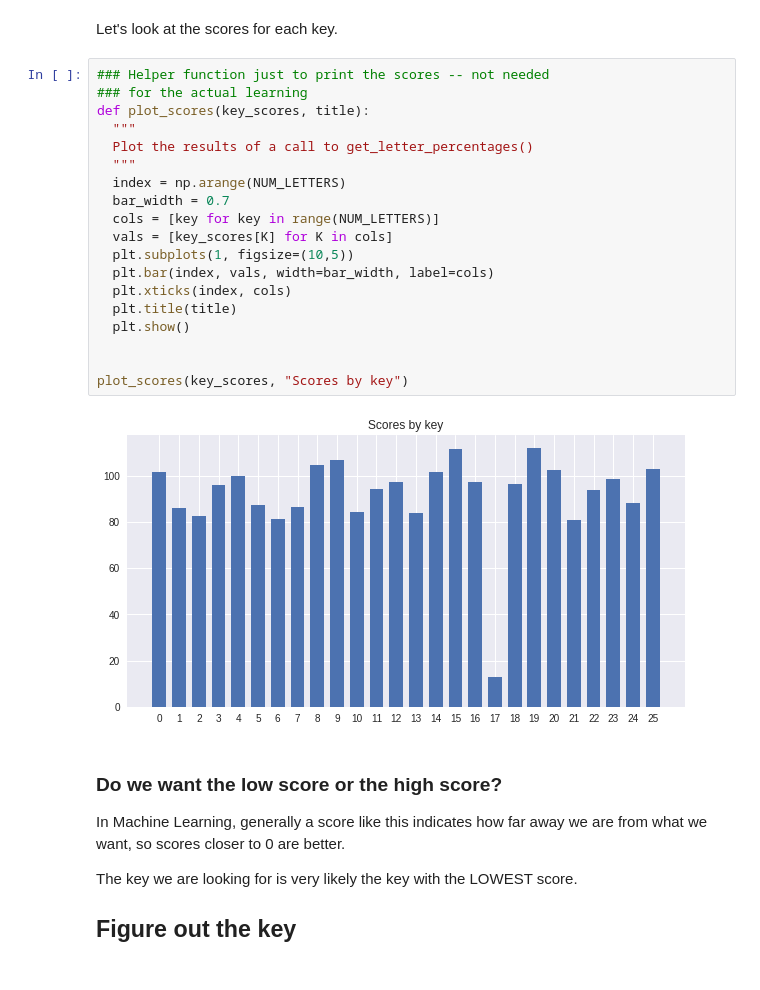
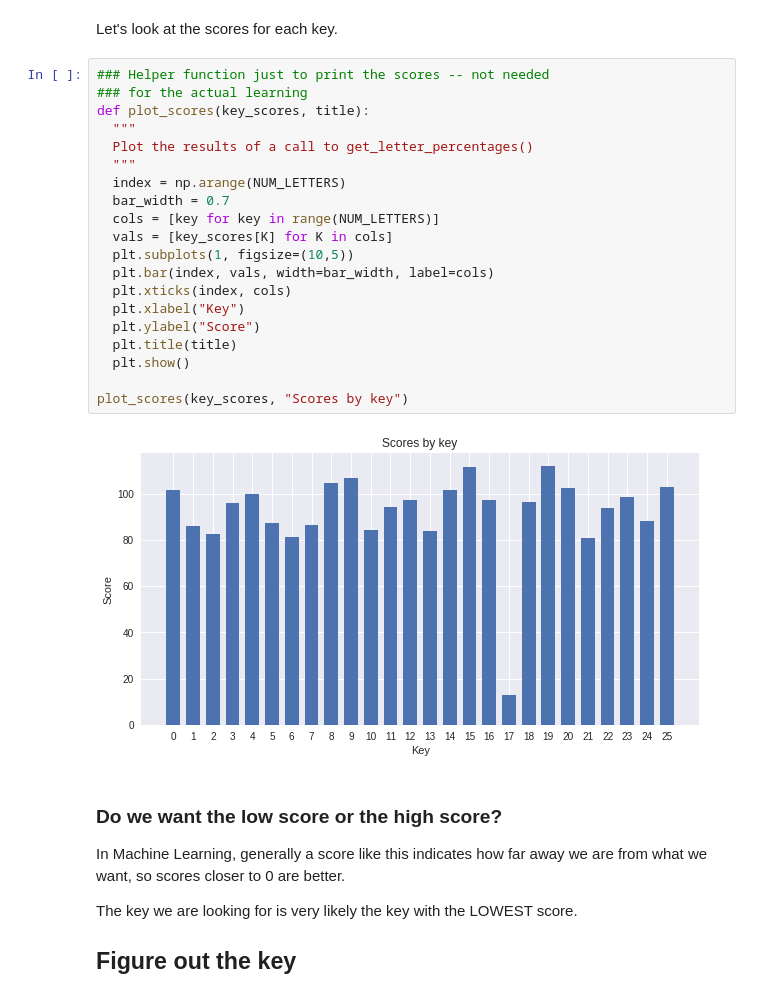
Before and after one commit to BillGrieser/ML-for-NewProgrammers, a Jupyter notebook: MLforMS.ipynb, the cells around one changed output. Drawn from its saved outputs; the diff is of its cells as text.

```diff
--- a/MLforMS.ipynb
+++ b/MLforMS.ipynb
@@ -376,24 +378,25 @@ Let's look at the scores for each key.
 # %%
 ### Helper function just to print the scores -- not needed
 ### for the actual learning
 def plot_scores(key_scores, title):
   """
   Plot the results of a call to get_letter_percentages()
   """
   index = np.arange(NUM_LETTERS)
   bar_width = 0.7
   cols = [key for key in range(NUM_LETTERS)]
   vals = [key_scores[K] for K in cols]
   plt.subplots(1, figsize=(10,5))
   plt.bar(index, vals, width=bar_width, label=cols)
   plt.xticks(index, cols)
+  plt.xlabel("Key")
+  plt.ylabel("Score")
   plt.title(title)
   plt.show()
 
-
 plot_scores(key_scores, "Scores by key")
 # %% [output]
-[figure, old version]
+[figure, new version]
 # %% [markdown]
 ### Do we want the low score or the high score?
 
```
Also changed, not shown: parts of 5 cells of this notebook.
